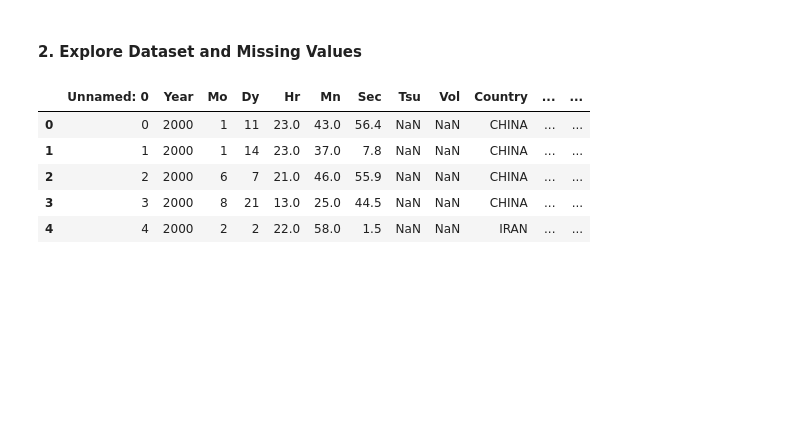
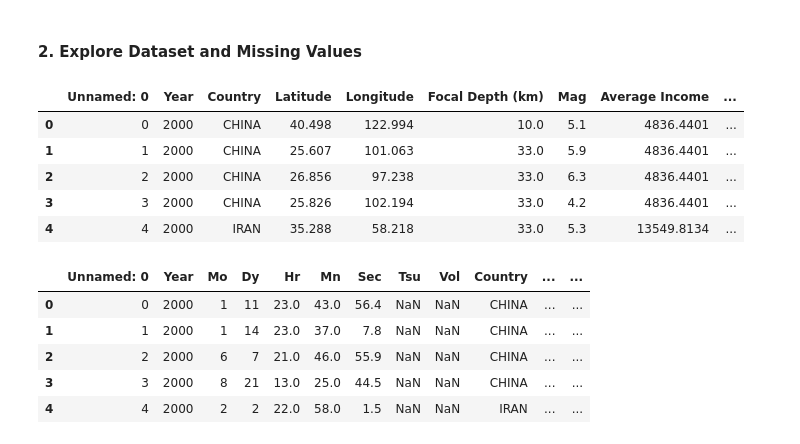
Before and after one commit to Awesomo1/Earthquake-Project, a Jupyter notebook: Earthquake_Modeling_with_badness_value.ipynb, the cells around one changed output. Cells and saved outputs as stored; diff of their text form; code cells hidden in the pictures; blank space fills up the shorter version.

```diff
--- a/Earthquake_Modeling_with_badness_value.ipynb
+++ b/Earthquake_Modeling_with_badness_value.ipynb
@@ -39,6 +39,15 @@ print(earthquakes_reg_pop.shape)
 (1030, 49)
 # %% [markdown]
 #### 2. Explore Dataset and Missing Values
+# %%
+earthquakes_reduced.head()
+# %% [output]
+|  | Unnamed: 0 | Year | Country | Latitude | Longitude | Focal Depth (km) | Mag | Average Income | ... |
+| 0 | 0 | 2000 | CHINA | 40.498 | 122.994 | 10.0 | 5.1 | 4836.4401 | ... |
+| 1 | 1 | 2000 | CHINA | 25.607 | 101.063 | 33.0 | 5.9 | 4836.4401 | ... |
+| 2 | 2 | 2000 | CHINA | 26.856 | 97.238 | 33.0 | 6.3 | 4836.4401 | ... |
+| 3 | 3 | 2000 | CHINA | 25.826 | 102.194 | 33.0 | 4.2 | 4836.4401 | ... |
+| 4 | 4 | 2000 | IRAN | 35.288 | 58.218 | 33.0 | 5.3 | 13549.8134 | ... |
 # %%
 earthquakes_reg_pop.head()
 # %% [output]
```
Also changed, not shown: parts of 17 cells of this notebook, 4 other files.
